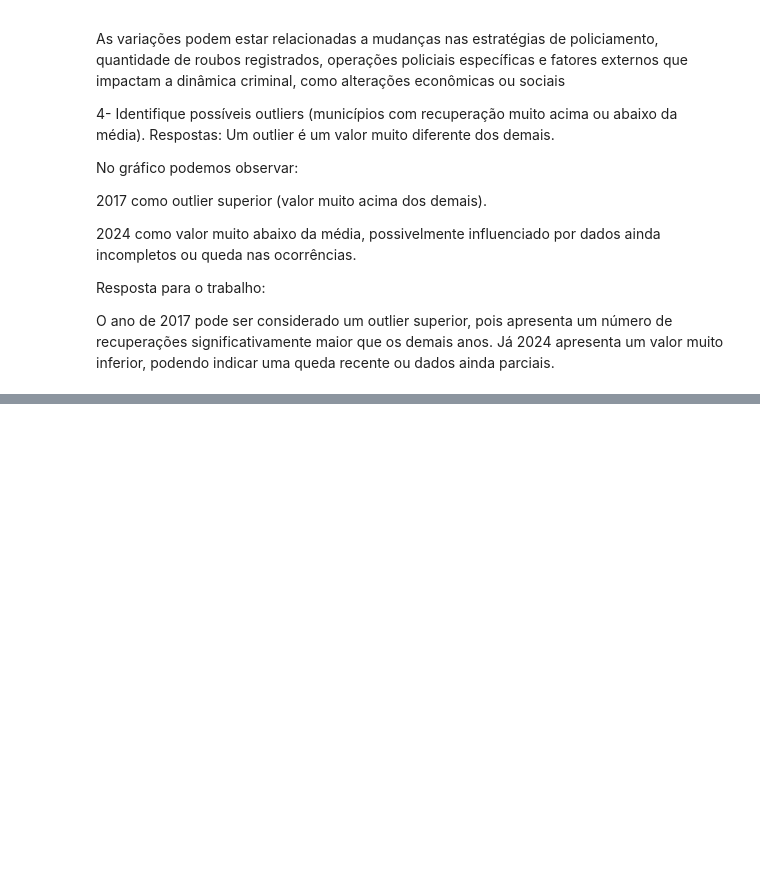
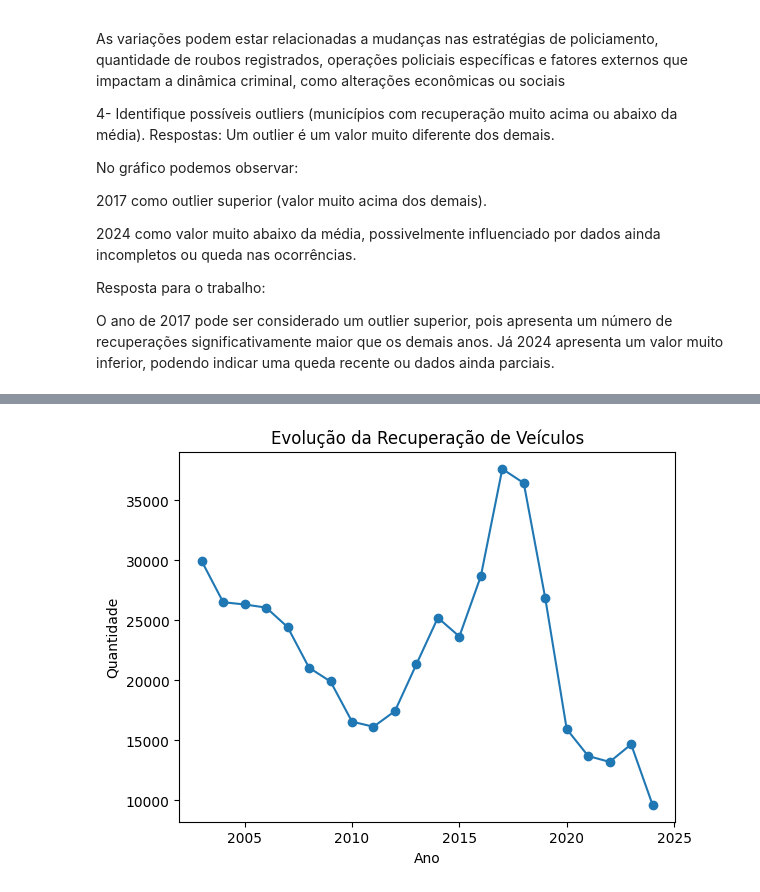
Before and after one commit to luizesantoss/Analises, a Jupyter notebook: Atividade.02.Luize Santos.ipynb, the cells around one changed output, grey strips where cells are left out. Saved outputs shown, nothing was run; the diff lists cells and outputs as text; code cells hidden in the pictures; blank space fills up the shorter version.

```diff
--- a/Atividade.02.Luize Santos.ipynb
+++ b/Atividade.02.Luize Santos.ipynb
@@ -226,0 +239,10 @@ O ano de 2017 pode ser considerado um outlier superior, pois apresenta um númer
+# %%
+recuperacao_por_ano.sort_index().plot(kind='line', marker='o')
+
+plt.title('Evolução da Recuperação de Veículos')
+plt.xlabel('Ano')
+plt.ylabel('Quantidade')
+
+plt.show()
+# %% [output]
+[figure, added]
```
Also changed, not shown: parts of 6 cells of this notebook, 4 other files.
